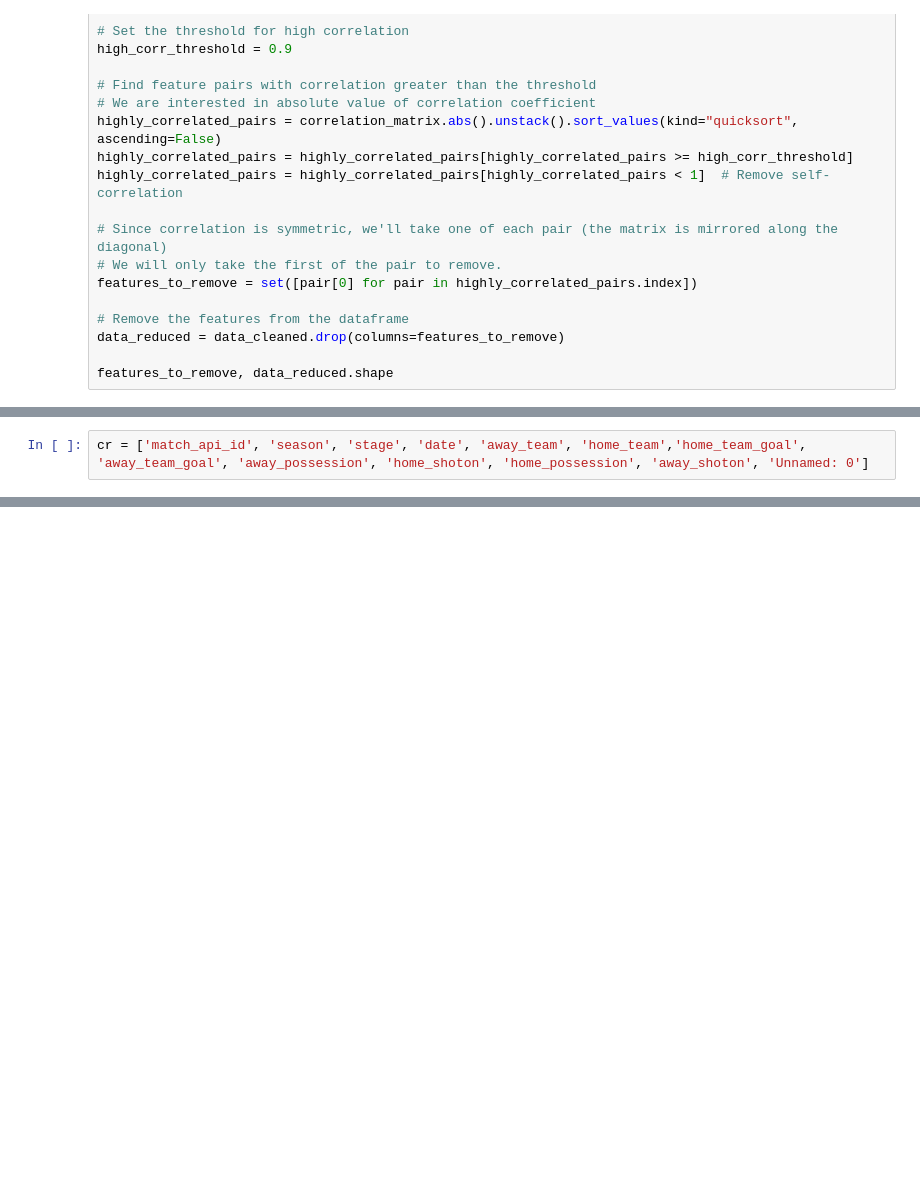
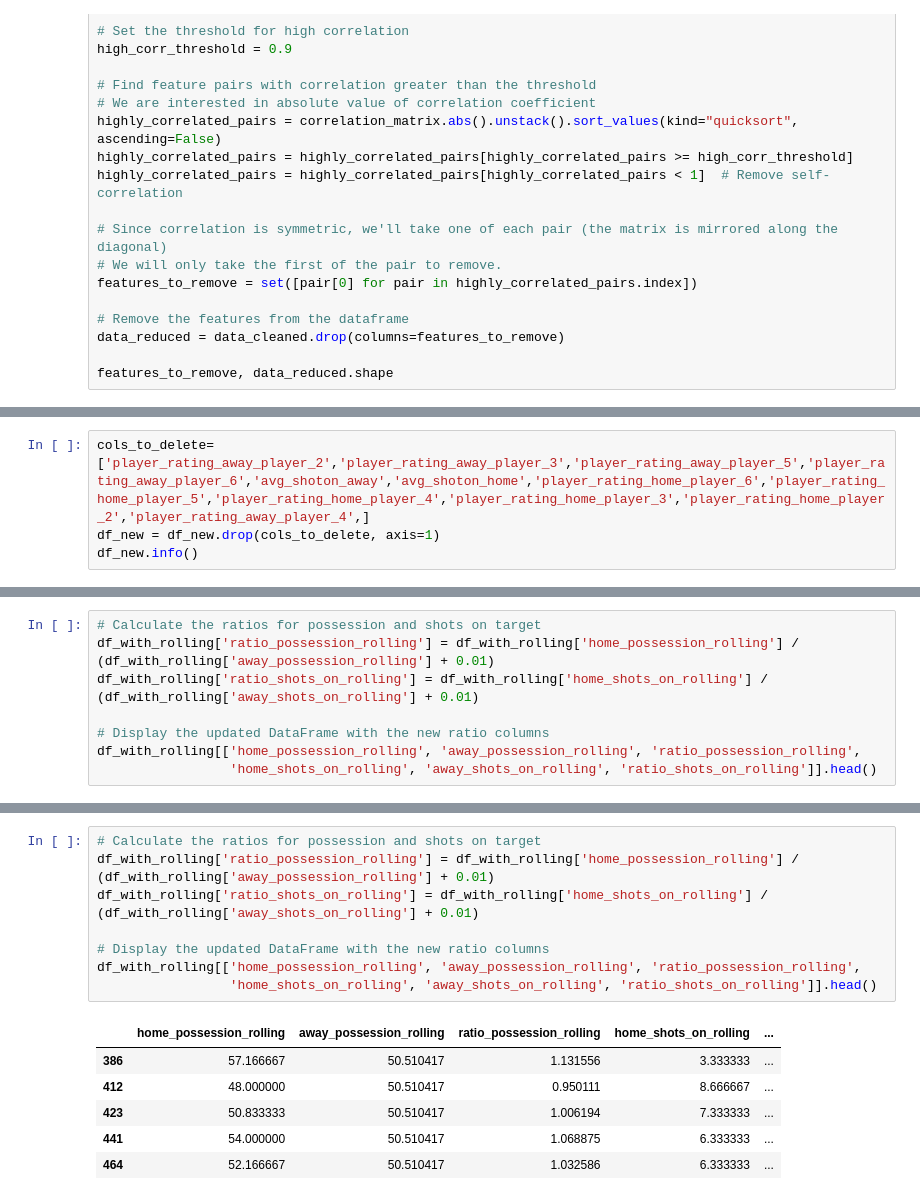
Before and after one commit to kamil0920/aws_football, a Jupyter notebook: pipelines/feature_engnering.ipynb, the cells around one changed output, grey strips where cells are left out. Saved outputs shown, nothing was run; the diff lists cells and outputs as text; blank space fills up the shorter version.

```diff
--- a/pipelines/feature_engnering.ipynb
+++ b/pipelines/feature_engnering.ipynb
@@ -39,0 +62,4 @@ features_to_remove, data_reduced.shape
+# %%
+cols_to_delete=['player_rating_away_player_2','player_rating_away_player_3','player_rating_away_player_5','player_rating_away_player_6','avg_shoton_away','avg_shoton_home','player_rating_home_player_6','player_rating_home_player_5','player_rating_home_player_4','player_rating_home_player_3','player_rating_home_player_2','player_rating_away_player_4',]
+df_new = df_new.drop(cols_to_delete, axis=1)
+df_new.info()
@@ -99,2 +130,0 @@ stat_columns = {
-# %%
-cr = ['match_api_id', 'season', 'stage', 'date', 'away_team', 'home_team','home_team_goal', 'away_team_goal', 'away_possession', 'home_shoton', 'home_possession', 'away_shoton', 'Unnamed: 0']
@@ -160,0 +191,8 @@ print(f"Best window size: {best_window_size} with score: {best_score}")
+# %%
+# Calculate the ratios for possession and shots on target
+df_with_rolling['ratio_possession_rolling'] = df_with_rolling['home_possession_rolling'] / (df_with_rolling['away_possession_rolling'] + 0.01)
+df_with_rolling['ratio_shots_on_rolling'] = df_with_rolling['home_shots_on_rolling'] / (df_with_rolling['away_shots_on_rolling'] + 0.01)
+
+# Display the updated DataFrame with the new ratio columns
+df_with_rolling[['home_possession_rolling', 'away_possession_rolling', 'ratio_possession_rolling',
+                 'home_shots_on_rolling', 'away_shots_on_rolling', 'ratio_shots_on_rolling']].head()
@@ -194,0 +282,15 @@ for index in sorted_idx:
+# %%
+# Calculate the ratios for possession and shots on target
+df_with_rolling['ratio_possession_rolling'] = df_with_rolling['home_possession_rolling'] / (df_with_rolling['away_possession_rolling'] + 0.01)
+df_with_rolling['ratio_shots_on_rolling'] = df_with_rolling['home_shots_on_rolling'] / (df_with_rolling['away_shots_on_rolling'] + 0.01)
+
+# Display the updated DataFrame with the new ratio columns
+df_with_rolling[['home_possession_rolling', 'away_possession_rolling', 'ratio_possession_rolling',
+                 'home_shots_on_rolling', 'away_shots_on_rolling', 'ratio_shots_on_rolling']].head()
+# %% [output]
+|  | home_possession_rolling | away_possession_rolling | ratio_possession_rolling | home_shots_on_rolling | ... |
+| 386 | 57.166667 | 50.510417 | 1.131556 | 3.333333 | ... |
+| 412 | 48.000000 | 50.510417 | 0.950111 | 8.666667 | ... |
+| 423 | 50.833333 | 50.510417 | 1.006194 | 7.333333 | ... |
+| 441 | 54.000000 | 50.510417 | 1.068875 | 6.333333 | ... |
+| 464 | 52.166667 | 50.510417 | 1.032586 | 6.333333 | ... |
```
Also changed, not shown: parts of 22 cells of this notebook.
